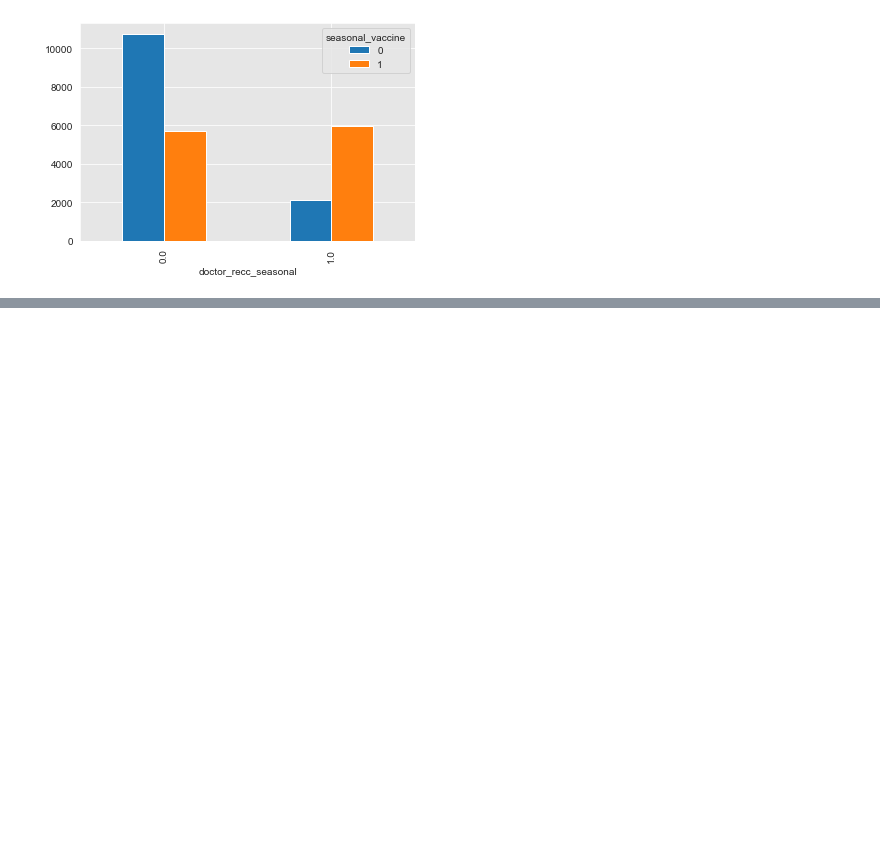
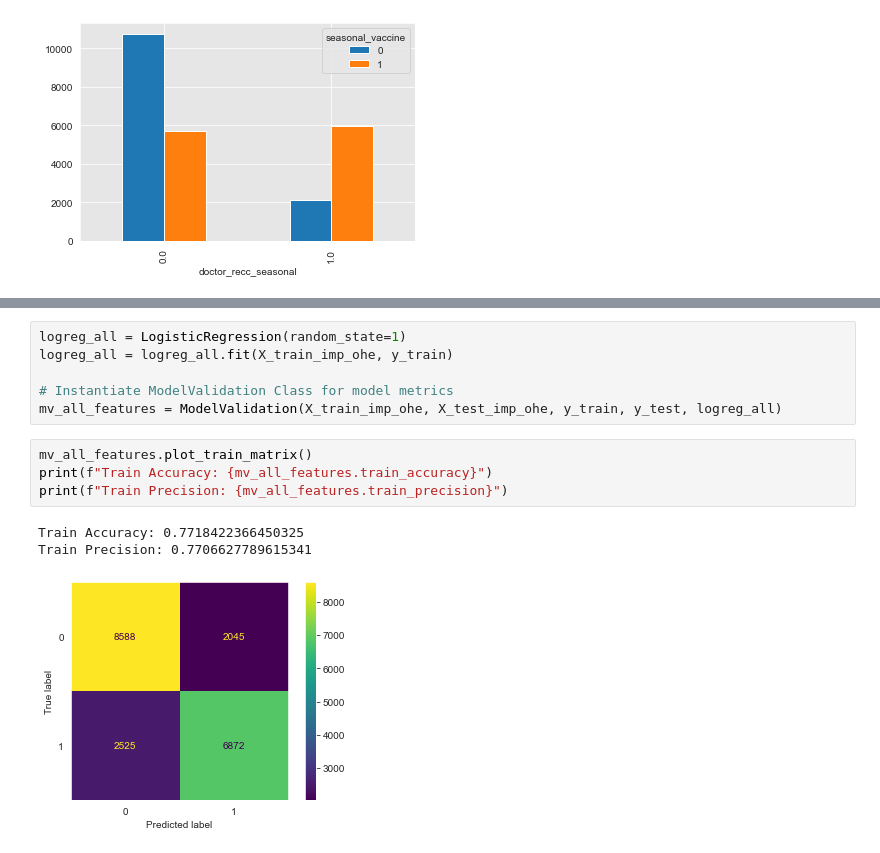
Before and after one commit to rredd002/Flu-Analysis, a Jupyter notebook: notebook.ipynb, the cells around one changed output, grey strips where cells are left out. Cells and saved outputs as stored; diff of their text form; blank space fills up the shorter version.

```diff
--- a/notebook.ipynb
+++ b/notebook.ipynb
@@ -333,0 +289,14 @@ LogisticRegression(random_state=1)
+# %%
+logreg_all = LogisticRegression(random_state=1)
+logreg_all = logreg_all.fit(X_train_imp_ohe, y_train)
+
+# Instantiate ModelValidation Class for model metrics
+mv_all_features = ModelValidation(X_train_imp_ohe, X_test_imp_ohe, y_train, y_test, logreg_all)
+# %%
+mv_all_features.plot_train_matrix()
+print(f"Train Accuracy: {mv_all_features.train_accuracy}")
+print(f"Train Precision: {mv_all_features.train_precision}")
+# %% [output]
+Train Accuracy: 0.7718422366450325
+Train Precision: 0.7706627789615341
+[figure, added]
```
Also changed, not shown: parts of 56 cells of this notebook.
